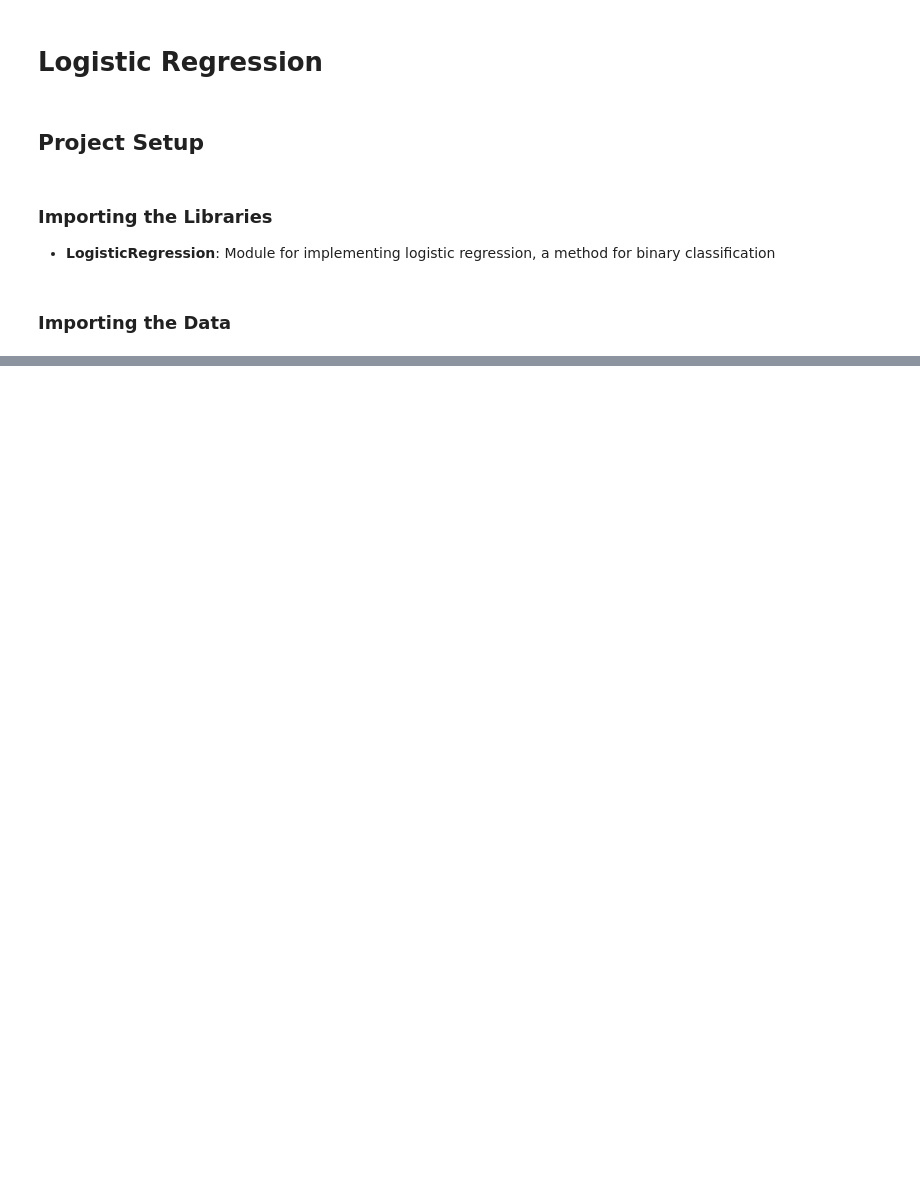
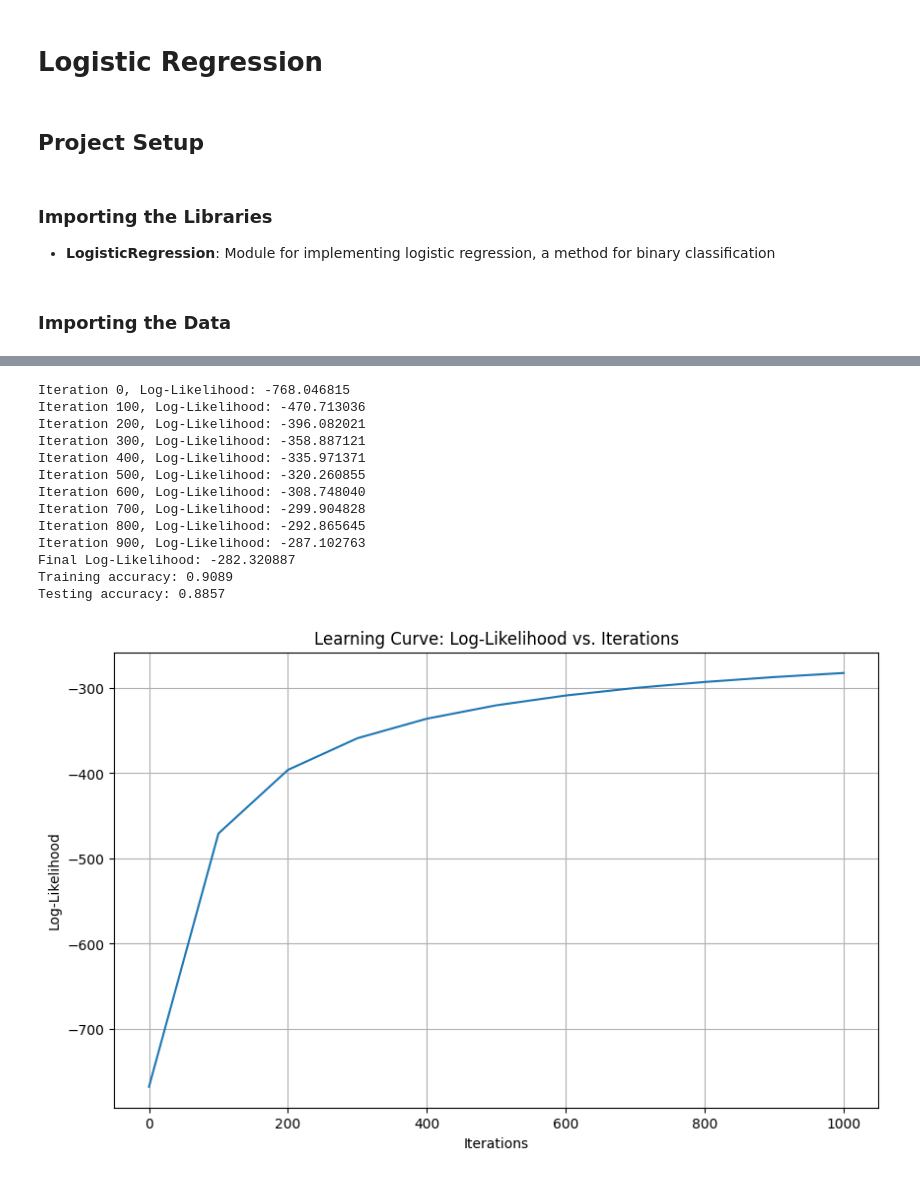
Before and after one commit to cjin0711/final-project, a Jupyter notebook: models/Logistic.ipynb, the cells around one changed output, grey strips where cells are left out. Drawn from its saved outputs; the diff is of its cells as text; code cells hidden in the pictures; blank space fills up the shorter version.

Commit message:
Add logistic regression implementation with unsupervised analysis

```diff
--- a/models/Logistic.ipynb
+++ b/models/Logistic.ipynb
@@ -30,4 +37,12 @@ from utils import import_data
 dataset_path = "../data"
 dataset_version = "automated-v1.0"
 
+# Import the dataset (returns a dictionary)
 automated_dataset = import_data(dataset_path, dataset_version)
+
+# Extract the dataframe from the dictionary
+df = automated_dataset['dataframe']
+
+print(f"Dataset shape: {df.shape}")
+print(f"Dataset columns: {df.columns.tolist()}")
+df.head()
@@ -35,0 +406,35 @@ automated_dataset = import_data(dataset_path, dataset_version)
+# %%
+# Train the logistic regression model
+model = LogisticRegressionGradientAscent(learning_rate=0.01, num_iterations=1000)
+model.fit(X_train_scaled, y_train)
+
+# Evaluate the model
+train_accuracy = model.evaluate(X_train_scaled, y_train)
+test_accuracy = model.evaluate(X_test_scaled, y_test)
+
+print(f"Training accuracy: {train_accuracy:.4f}")
+print(f"Testing accuracy: {test_accuracy:.4f}")
+
+# Plot the learning curve
+plt.figure(figsize=(10, 6))
+plt.plot(range(0, len(model.log_likelihoods) * 100, 100), model.log_likelihoods)
+plt.title('Learning Curve: Log-Likelihood vs. Iterations')
+plt.xlabel('Iterations')
+plt.ylabel('Log-Likelihood')
+plt.grid(True)
+plt.show()
+# %% [output]
+Iteration 0, Log-Likelihood: -768.046815
+Iteration 100, Log-Likelihood: -470.713036
+Iteration 200, Log-Likelihood: -396.082021
+Iteration 300, Log-Likelihood: -358.887121
+Iteration 400, Log-Likelihood: -335.971371
+Iteration 500, Log-Likelihood: -320.260855
+Iteration 600, Log-Likelihood: -308.748040
+Iteration 700, Log-Likelihood: -299.904828
+Iteration 800, Log-Likelihood: -292.865645
+Iteration 900, Log-Likelihood: -287.102763
+Final Log-Likelihood: -282.320887
+Training accuracy: 0.9089
+Testing accuracy: 0.8857
+[figure, added]
```
Also changed, not shown: parts of 10 cells of this notebook.
